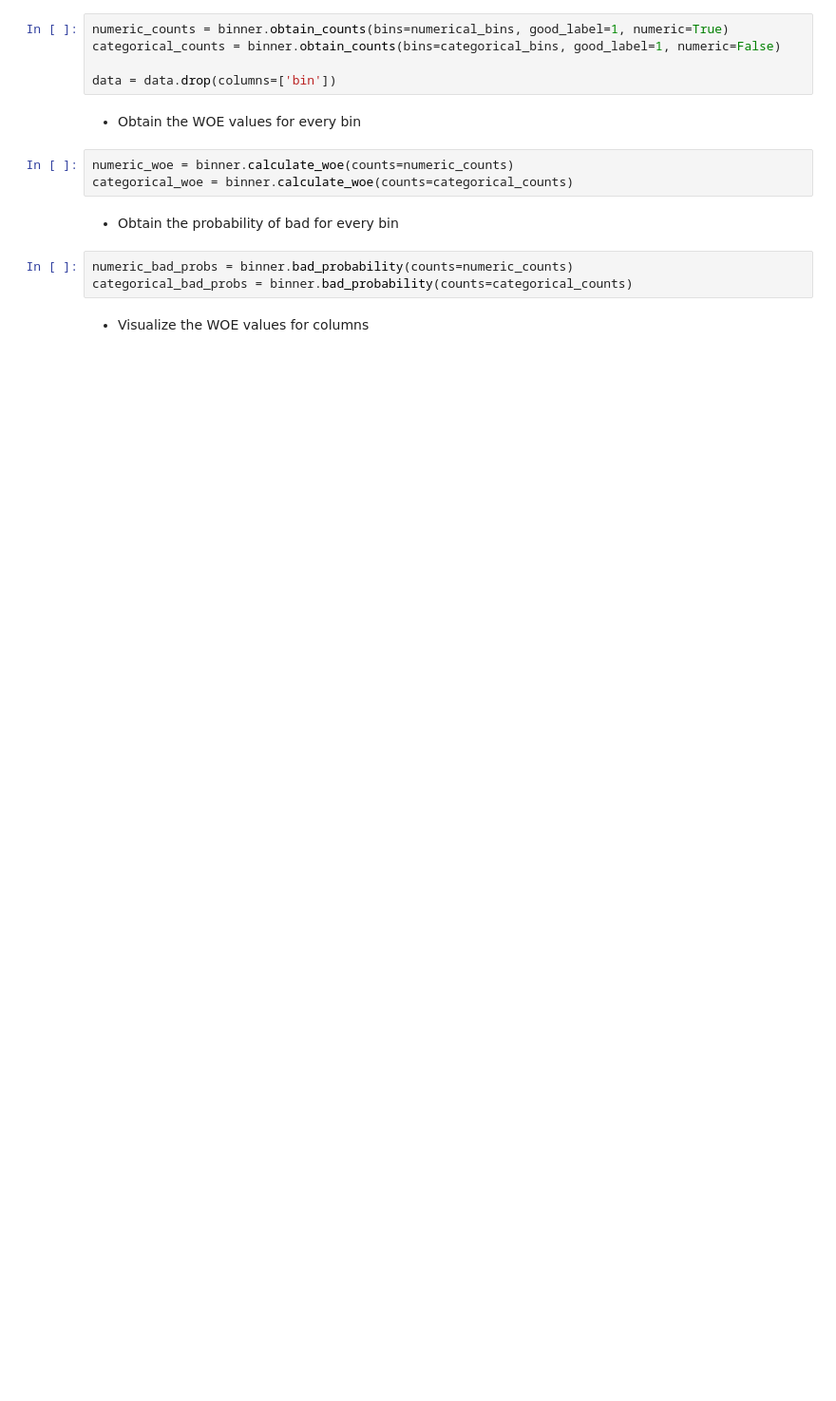
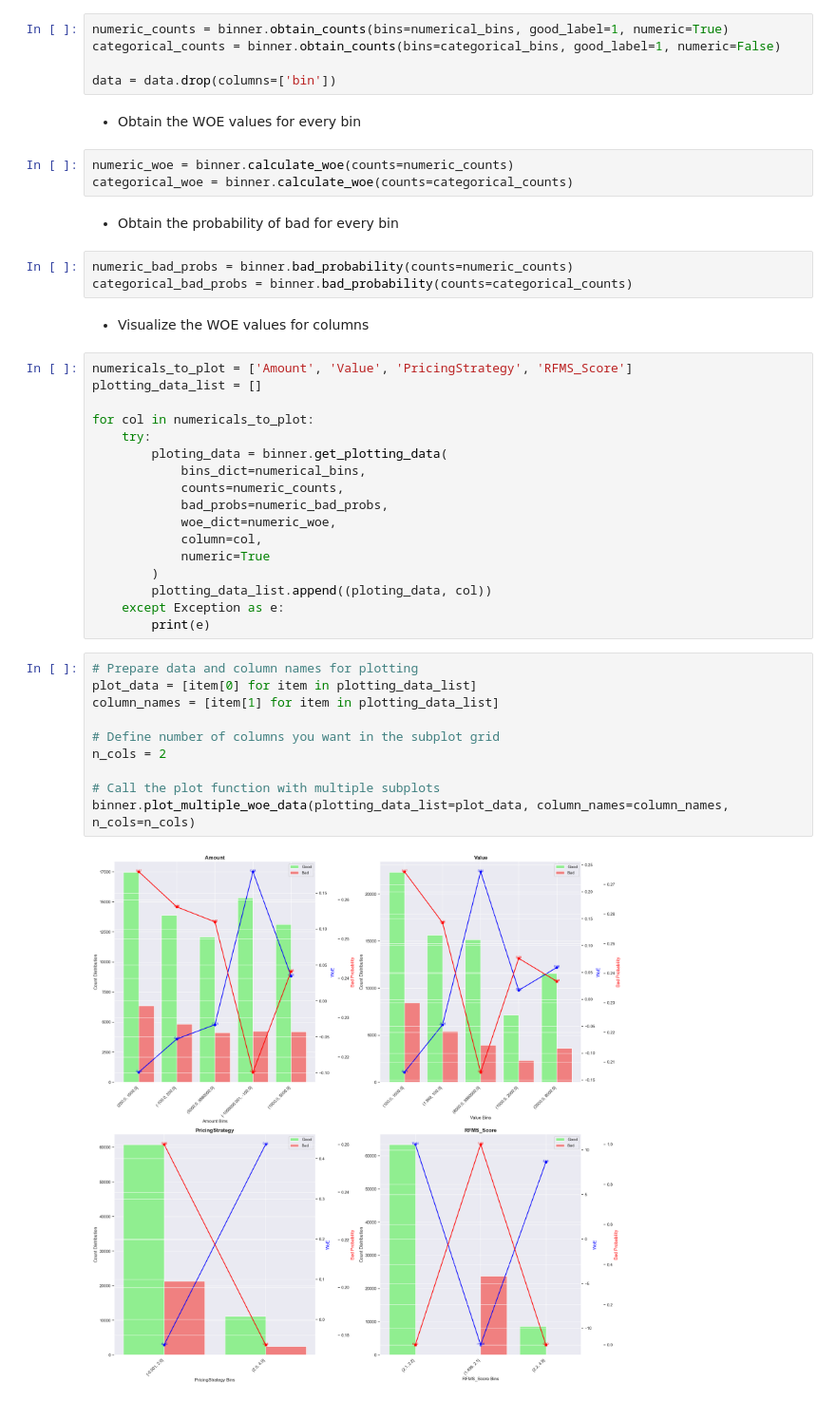
Before and after one commit to WildCayote/Bati-Bank-Credit-Scoring, a Jupyter notebook: notebooks/user_value_analysis.ipynb, the cells around one changed output. Shown at 95% size. Cells and saved outputs as stored; diff of their text form; blank space fills up the shorter version.

Commit message:
Feat: Plotted interesting woe data

```diff
--- a/notebooks/user_value_analysis.ipynb
+++ b/notebooks/user_value_analysis.ipynb
@@ -323,4 +323,33 @@ numeric_bad_probs = binner.bad_probability(counts=numeric_counts)
 categorical_bad_probs = binner.bad_probability(counts=categorical_counts)
 # %% [markdown]
 - Visualize the WOE values for columns
+# %%
+numericals_to_plot = ['Amount', 'Value', 'PricingStrategy', 'RFMS_Score']
+plotting_data_list = []
+
+for col in numericals_to_plot:
+    try:
+        ploting_data = binner.get_plotting_data(
+            bins_dict=numerical_bins,
+            counts=numeric_counts,
+            bad_probs=numeric_bad_probs,
+            woe_dict=numeric_woe,
+            column=col,
+            numeric=True
+        )
+        plotting_data_list.append((ploting_data, col))
+    except Exception as e:
+        print(e)
+# %%
+# Prepare data and column names for plotting
+plot_data = [item[0] for item in plotting_data_list]
+column_names = [item[1] for item in plotting_data_list]
+
+# Define number of columns you want in the subplot grid
+n_cols = 2
+
+# Call the plot function with multiple subplots
+binner.plot_multiple_woe_data(plotting_data_list=plot_data, column_names=column_names, n_cols=n_cols)
+# %% [output]
+[figure, added]
 # %%
```
Also changed, not shown: parts of 5 cells of this notebook.
